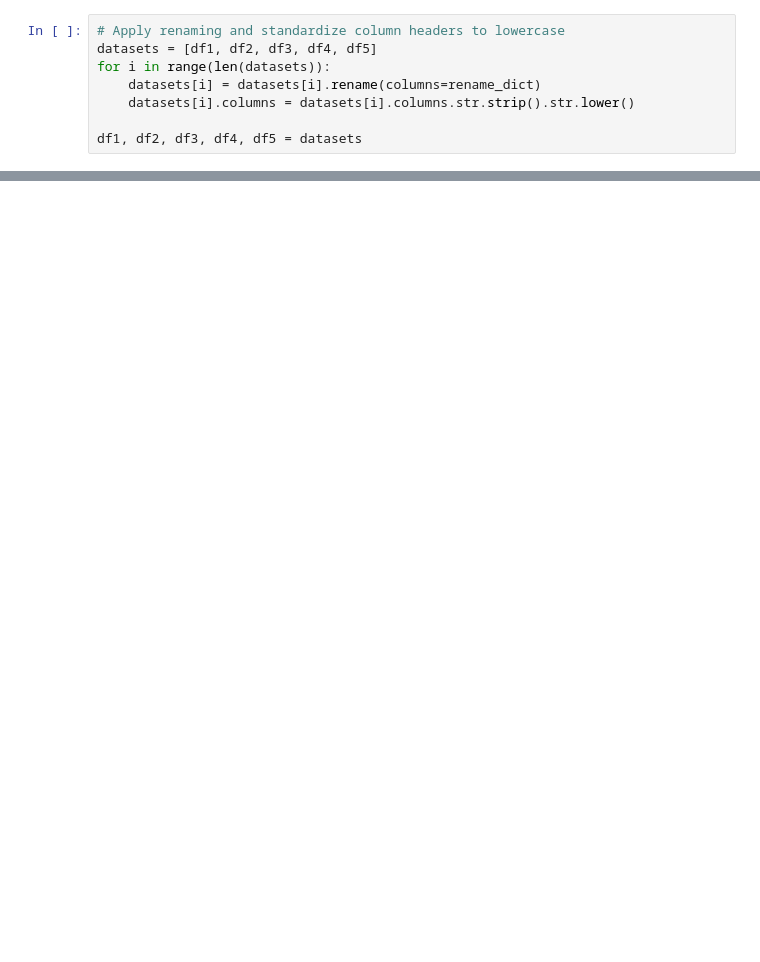
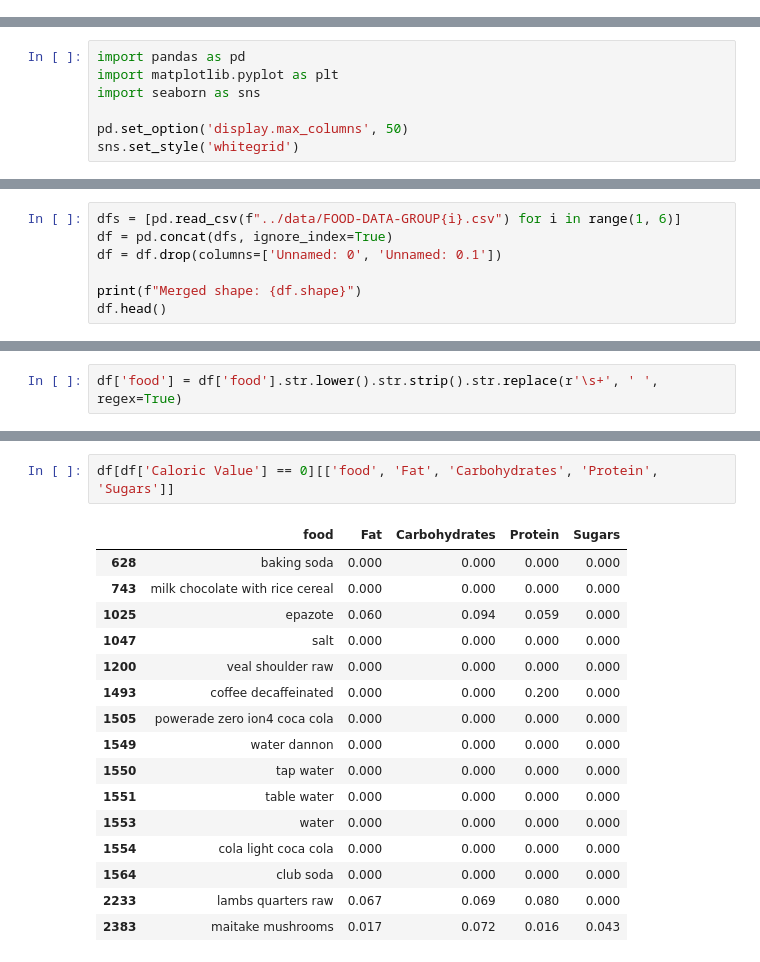
Before and after one commit to hamzaahsan06/DietImpact-ML, a Jupyter notebook: notebooks/01_data_cleaning.ipynb, the cells around one changed output, grey strips where cells are left out. Saved outputs shown, nothing was run; the diff lists cells and outputs as text; blank space fills up the shorter version.

Commit message:
Clean data using pandas

```diff
--- a/notebooks/01_data_cleaning.ipynb
+++ b/notebooks/01_data_cleaning.ipynb
@@ -27,8 +0,0 @@ rename_dict = {
-# %%
-# Apply renaming and standardize column headers to lowercase
-datasets = [df1, df2, df3, df4, df5]
-for i in range(len(datasets)):
-    datasets[i] = datasets[i].rename(columns=rename_dict)
-    datasets[i].columns = datasets[i].columns.str.strip().str.lower()
-
-df1, df2, df3, df4, df5 = datasets
@@ -34,0 +4,7 @@ df1, df2, df3, df4, df5 = datasets
+# %%
+import pandas as pd
+import matplotlib.pyplot as plt
+import seaborn as sns
+
+pd.set_option('display.max_columns', 50)
+sns.set_style('whitegrid')
@@ -34,0 +13,7 @@ df1, df2, df3, df4, df5 = datasets
+# %%
+dfs = [pd.read_csv(f"../data/FOOD-DATA-GROUP{i}.csv") for i in range(1, 6)]
+df = pd.concat(dfs, ignore_index=True)
+df = df.drop(columns=['Unnamed: 0', 'Unnamed: 0.1'])
+
+print(f"Merged shape: {df.shape}")
+df.head()
@@ -34,0 +28,2 @@ df1, df2, df3, df4, df5 = datasets
+# %%
+df['food'] = df['food'].str.lower().str.strip().str.replace(r'\s+', ' ', regex=True)
@@ -34,0 +94,19 @@ df1, df2, df3, df4, df5 = datasets
+# %%
+df[df['Caloric Value'] == 0][['food', 'Fat', 'Carbohydrates', 'Protein', 'Sugars']]
+# %% [output]
+|  | food | Fat | Carbohydrates | Protein | Sugars |
+| 628 | baking soda | 0.000 | 0.000 | 0.000 | 0.000 |
+| 743 | milk chocolate with rice cereal | 0.000 | 0.000 | 0.000 | 0.000 |
+| 1025 | epazote | 0.060 | 0.094 | 0.059 | 0.000 |
+| 1047 | salt | 0.000 | 0.000 | 0.000 | 0.000 |
+| 1200 | veal shoulder raw | 0.000 | 0.000 | 0.000 | 0.000 |
+| 1493 | coffee decaffeinated | 0.000 | 0.000 | 0.200 | 0.000 |
+| 1505 | powerade zero ion4 coca cola | 0.000 | 0.000 | 0.000 | 0.000 |
+| 1549 | water dannon | 0.000 | 0.000 | 0.000 | 0.000 |
+| 1550 | tap water | 0.000 | 0.000 | 0.000 | 0.000 |
+| 1551 | table water | 0.000 | 0.000 | 0.000 | 0.000 |
+| 1553 | water | 0.000 | 0.000 | 0.000 | 0.000 |
+| 1554 | cola light coca cola | 0.000 | 0.000 | 0.000 | 0.000 |
+| 1564 | club soda | 0.000 | 0.000 | 0.000 | 0.000 |
+| 2233 | lambs quarters raw | 0.067 | 0.069 | 0.080 | 0.000 |
+| 2383 | maitake mushrooms | 0.017 | 0.072 | 0.016 | 0.043 |
```
Also changed, not shown: parts of 32 cells of this notebook.
